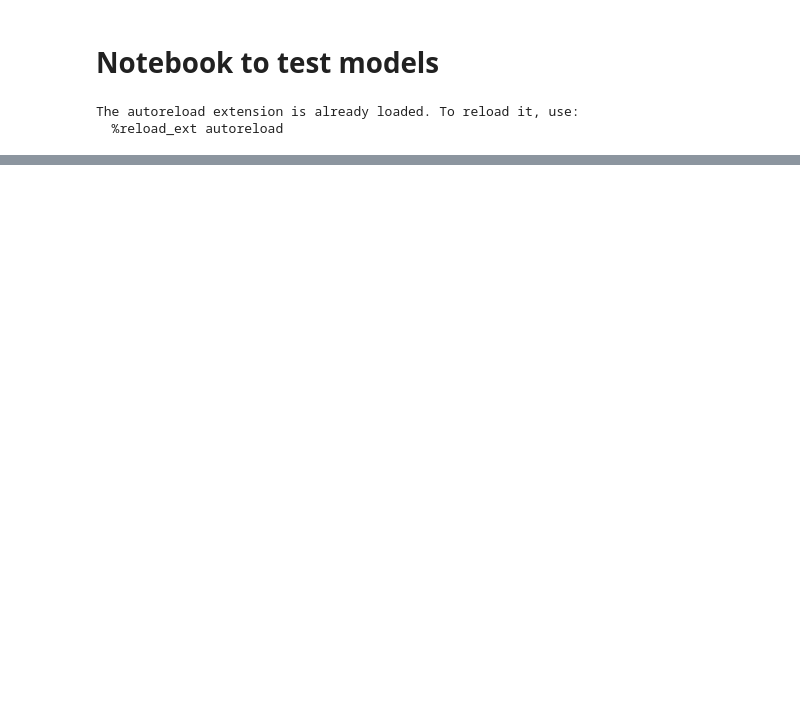
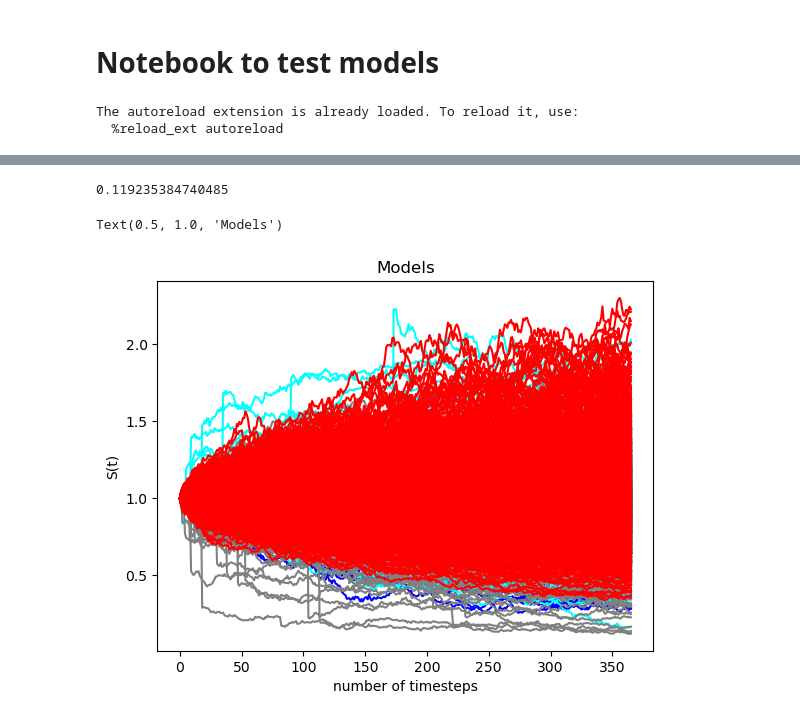
Before and after one commit to RIVACON/RiVaPy, a Jupyter notebook: sandbox/vanillaoption/models.ipynb, the cells around one changed output, grey strips where cells are left out. Cells and saved outputs as stored; diff of their text form; code cells hidden in the pictures; blank space fills up the shorter version.

```diff
--- a/sandbox/vanillaoption/models.ipynb
+++ b/sandbox/vanillaoption/models.ipynb
@@ -69,0 +72,20 @@ Text(0.5, 1.0, 'Models')
+# %%
+model_GBM = GBM(0,0.3)
+paths_GBM = model_GBM.simulate(timegrid, S0=S0, v0=v0, M=n_sims,n=n,model_name='GBM')
+price = model_GBM.compute_call_price(S0=S0,K=K,ttm=ttm)
+print(price)
+# %% [output]
+0.119235384740485
+# %%
+plt.figure()
+plt.plot(paths_Heston[:,:], color = 'blue')
+plt.plot(paths_HestonWithJumps[:,:], color = 'cyan')
+plt.plot(paths_BNS[:,:],color='grey')
+plt.plot(paths_GBM,color='red')
+
+plt.xlabel('number of timesteps')
+plt.ylabel('S(t)')
+plt.title('Models')
+# %% [output]
+Text(0.5, 1.0, 'Models')
+[figure, added]
```
Also changed, not shown: parts of 2 cells of this notebook, 2 other files.
